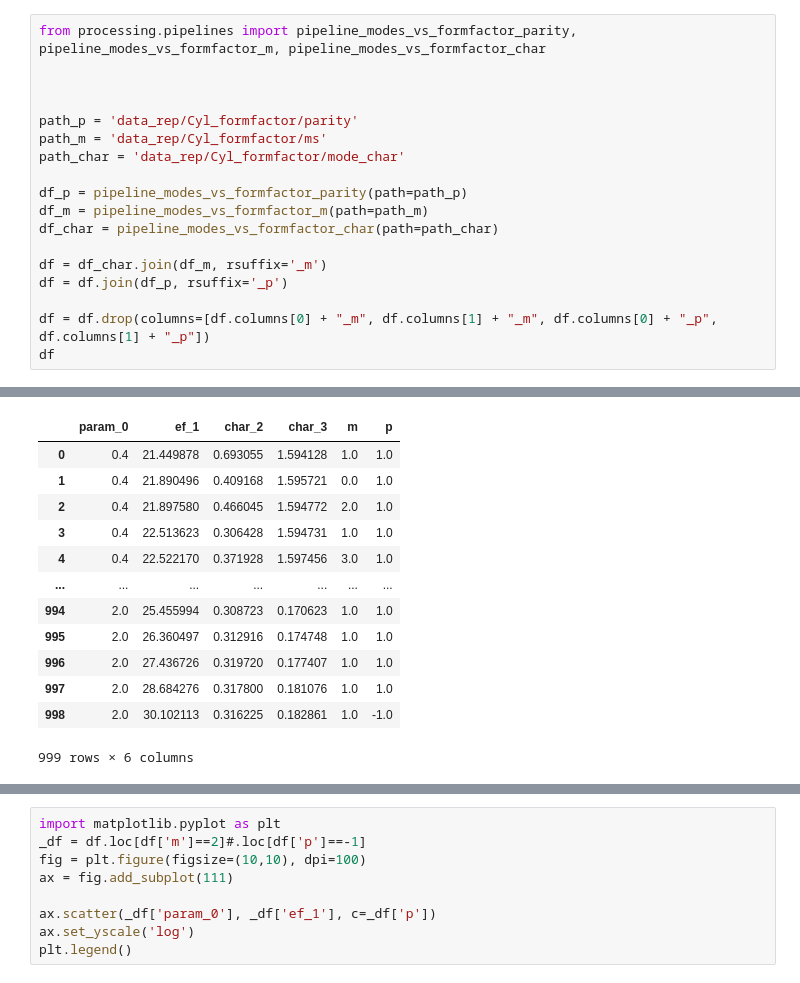
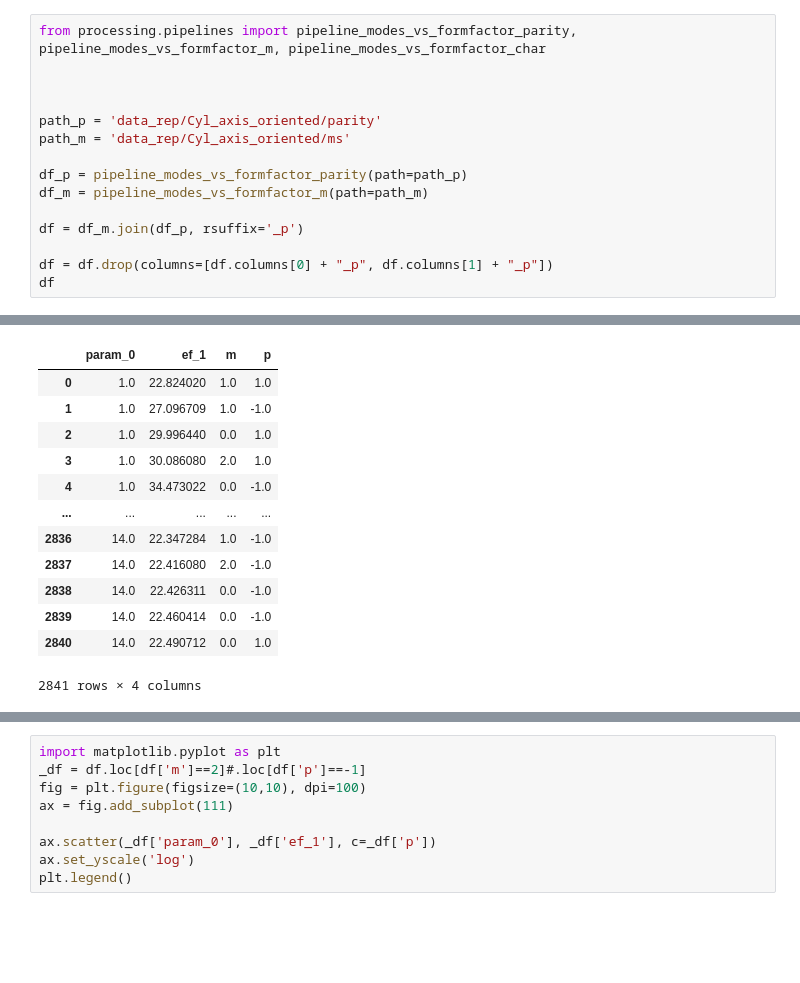
Before and after one commit to aluatar/mom_processing, a Jupyter notebook: notebook.ipynb, the cells around one changed output, grey strips where cells are left out. Cells and saved outputs as stored; diff of their text form; blank space fills up the shorter version.

```diff
--- a/notebook.ipynb
+++ b/notebook.ipynb
@@ -3,18 +3,15 @@ from processing.pipelines import pipeline_modes_vs_formfactor_parity, pipeline_m
 
 
 
-path_p = 'data_rep/Cyl_formfactor/parity'
-path_m = 'data_rep/Cyl_formfactor/ms'
-path_char = 'data_rep/Cyl_formfactor/mode_char'
+path_p = 'data_rep/Cyl_axis_oriented/parity'
+path_m = 'data_rep/Cyl_axis_oriented/ms'
 
 df_p = pipeline_modes_vs_formfactor_parity(path=path_p)
 df_m = pipeline_modes_vs_formfactor_m(path=path_m)
-df_char = pipeline_modes_vs_formfactor_char(path=path_char)
 
-df = df_char.join(df_m, rsuffix='_m')
-df = df.join(df_p, rsuffix='_p')
+df = df_m.join(df_p, rsuffix='_p')
 
-df = df.drop(columns=[df.columns[0] + "_m", df.columns[1] + "_m", df.columns[0] + "_p", df.columns[1] + "_p"])
+df = df.drop(columns=[df.columns[0] + "_p", df.columns[1] + "_p"])
 df
 # %% [output]
 While hendling complex numbers exception Can only use .str accessor with string values! of the type <class 'AttributeError'> occured
@@ -35,15 +28,15 @@ While hendling complex numbers exception 'NoneType' object is not subscriptable
 While hendling complex numbers exception Can only use .str accessor with string values! of the type <class 'AttributeError'> occured
 While hendling complex numbers exception Can only use .str accessor with string values! of the type <class 'AttributeError'> occured
-|  | param_0 | ef_1 | char_2 | char_3 | m | p |
-| 0 | 0.4 | 21.449878 | 0.693055 | 1.594128 | 1.0 | 1.0 |
-| 1 | 0.4 | 21.890496 | 0.409168 | 1.595721 | 0.0 | 1.0 |
-| 2 | 0.4 | 21.897580 | 0.466045 | 1.594772 | 2.0 | 1.0 |
-| 3 | 0.4 | 22.513623 | 0.306428 | 1.594731 | 1.0 | 1.0 |
-| 4 | 0.4 | 22.522170 | 0.371928 | 1.597456 | 3.0 | 1.0 |
-| ... | ... | ... | ... | ... | ... | ... |
-| 994 | 2.0 | 25.455994 | 0.308723 | 0.170623 | 1.0 | 1.0 |
-| 995 | 2.0 | 26.360497 | 0.312916 | 0.174748 | 1.0 | 1.0 |
-| 996 | 2.0 | 27.436726 | 0.319720 | 0.177407 | 1.0 | 1.0 |
-| 997 | 2.0 | 28.684276 | 0.317800 | 0.181076 | 1.0 | 1.0 |
-| 998 | 2.0 | 30.102113 | 0.316225 | 0.182861 | 1.0 | -1.0 |
+|  | param_0 | ef_1 | m | p |
+| 0 | 1.0 | 22.824020 | 1.0 | 1.0 |
+| 1 | 1.0 | 27.096709 | 1.0 | -1.0 |
+| 2 | 1.0 | 29.996440 | 0.0 | 1.0 |
+| 3 | 1.0 | 30.086080 | 2.0 | 1.0 |
+| 4 | 1.0 | 34.473022 | 0.0 | -1.0 |
+| ... | ... | ... | ... | ... |
+| 2836 | 14.0 | 22.347284 | 1.0 | -1.0 |
+| 2837 | 14.0 | 22.416080 | 2.0 | -1.0 |
+| 2838 | 14.0 | 22.426311 | 0.0 | -1.0 |
+| 2839 | 14.0 | 22.460414 | 0.0 | -1.0 |
+| 2840 | 14.0 | 22.490712 | 0.0 | 1.0 |
-999 rows × 6 columns
+2841 rows × 4 columns
```
Also changed, not shown: parts of 5 cells of this notebook, 1 other file.
